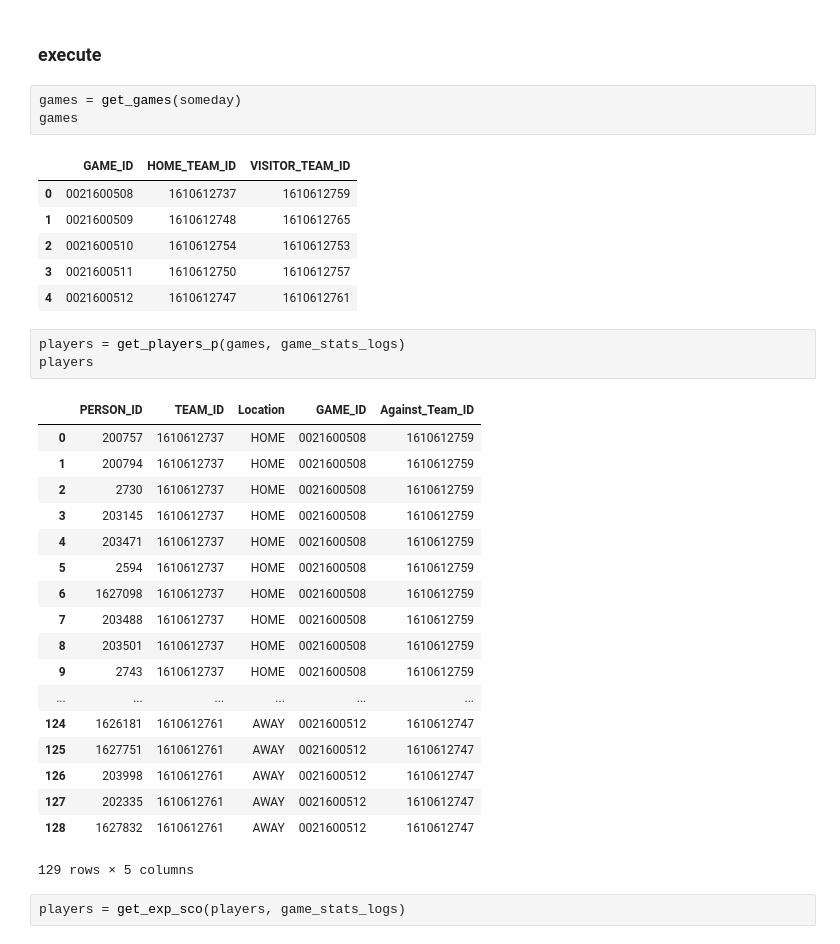
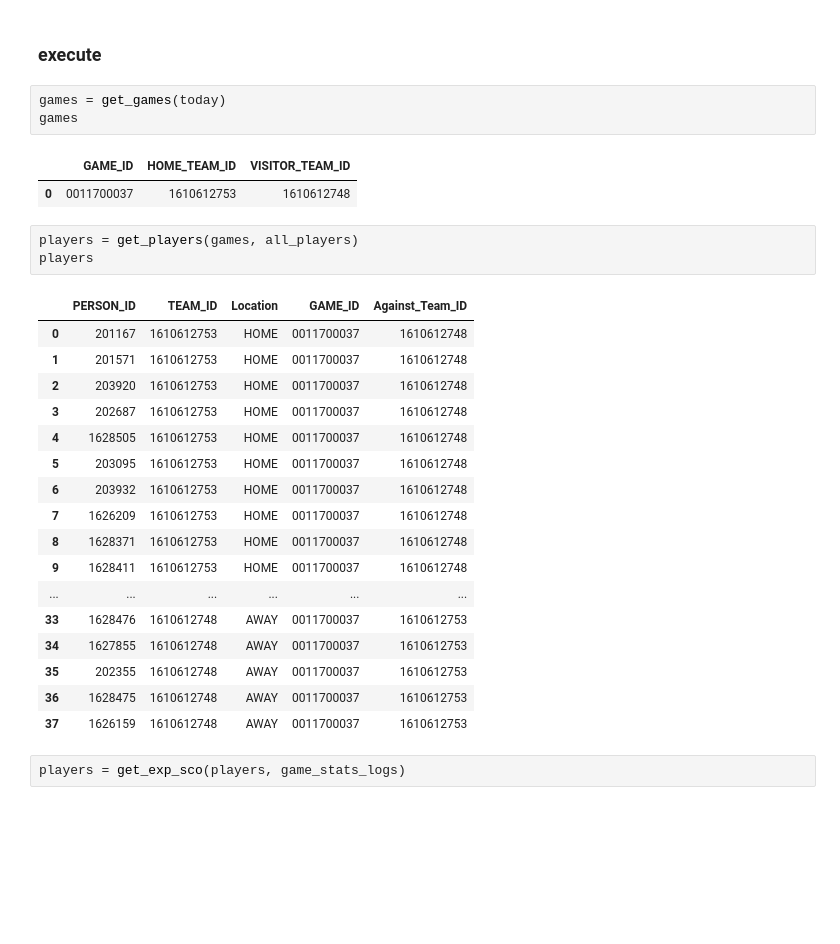
Before and after one commit to wonderui/Hoop_Fantasy, a Jupyter notebook: nba_seer-0.1/0_calculate.ipynb, the cells around one changed output. Cells and saved outputs as stored; diff of their text form; blank space fills up the shorter version.

```diff
--- a/nba_seer-0.1/0_calculate.ipynb
+++ b/nba_seer-0.1/0_calculate.ipynb
@@ -60,37 +60,32 @@ players list loaded
 # %% [markdown]
 ### execute
 # %%
-games = get_games(someday)
+games = get_games(today)
 games
 # %% [output]
 |  | GAME_ID | HOME_TEAM_ID | VISITOR_TEAM_ID |
-| 0 | 0021600508 | 1610612737 | 1610612759 |
-| 1 | 0021600509 | 1610612748 | 1610612765 |
-| 2 | 0021600510 | 1610612754 | 1610612753 |
-| 3 | 0021600511 | 1610612750 | 1610612757 |
-| 4 | 0021600512 | 1610612747 | 1610612761 |
+| 0 | 0011700037 | 1610612753 | 1610612748 |
 # %%
-players = get_players_p(games, game_stats_logs)
+players = get_players(games, all_players)
 players
 # %% [output]
 |  | PERSON_ID | TEAM_ID | Location | GAME_ID | Against_Team_ID |
-| 0 | 200757 | 1610612737 | HOME | 0021600508 | 1610612759 |
-| 1 | 200794 | 1610612737 | HOME | 0021600508 | 1610612759 |
-| 2 | 2730 | 1610612737 | HOME | 0021600508 | 1610612759 |
-| 3 | 203145 | 1610612737 | HOME | 0021600508 | 1610612759 |
-| 4 | 203471 | 1610612737 | HOME | 0021600508 | 1610612759 |
-| 5 | 2594 | 1610612737 | HOME | 0021600508 | 1610612759 |
-| 6 | 1627098 | 1610612737 | HOME | 0021600508 | 1610612759 |
-| 7 | 203488 | 1610612737 | HOME | 0021600508 | 1610612759 |
-| 8 | 203501 | 1610612737 | HOME | 0021600508 | 1610612759 |
-| 9 | 2743 | 1610612737 | HOME | 0021600508 | 1610612759 |
+| 0 | 201167 | 1610612753 | HOME | 0011700037 | 1610612748 |
+| 1 | 201571 | 1610612753 | HOME | 0011700037 | 1610612748 |
+| 2 | 203920 | 1610612753 | HOME | 0011700037 | 1610612748 |
+| 3 | 202687 | 1610612753 | HOME | 0011700037 | 1610612748 |
+| 4 | 1628505 | 1610612753 | HOME | 0011700037 | 1610612748 |
+| 5 | 203095 | 1610612753 | HOME | 0011700037 | 1610612748 |
+| 6 | 203932 | 1610612753 | HOME | 0011700037 | 1610612748 |
+| 7 | 1626209 | 1610612753 | HOME | 0011700037 | 1610612748 |
+| 8 | 1628371 | 1610612753 | HOME | 0011700037 | 1610612748 |
+| 9 | 1628411 | 1610612753 | HOME | 0011700037 | 1610612748 |
 | ... | ... | ... | ... | ... | ... |
-| 124 | 1626181 | 1610612761 | AWAY | 0021600512 | 1610612747 |
-| 125 | 1627751 | 1610612761 | AWAY | 0021600512 | 1610612747 |
-| 126 | 203998 | 1610612761 | AWAY | 0021600512 | 1610612747 |
-| 127 | 202335 | 1610612761 | AWAY | 0021600512 | 1610612747 |
-| 128 | 1627832 | 1610612761 | AWAY | 0021600512 | 1610612747 |
+| 33 | 1628476 | 1610612748 | AWAY | 0011700037 | 1610612753 |
+| 34 | 1627855 | 1610612748 | AWAY | 0011700037 | 1610612753 |
+| 35 | 202355 | 1610612748 | AWAY | 0011700037 | 1610612753 |
+| 36 | 1628475 | 1610612748 | AWAY | 0011700037 | 1610612753 |
+| 37 | 1626159 | 1610612748 | AWAY | 0011700037 | 1610612753 |
-129 rows × 5 columns
 # %%
 players = get_exp_sco(players, game_stats_logs)
 # %% [output]
```
Also changed, not shown: parts of 3 cells of this notebook, 1 other file.
